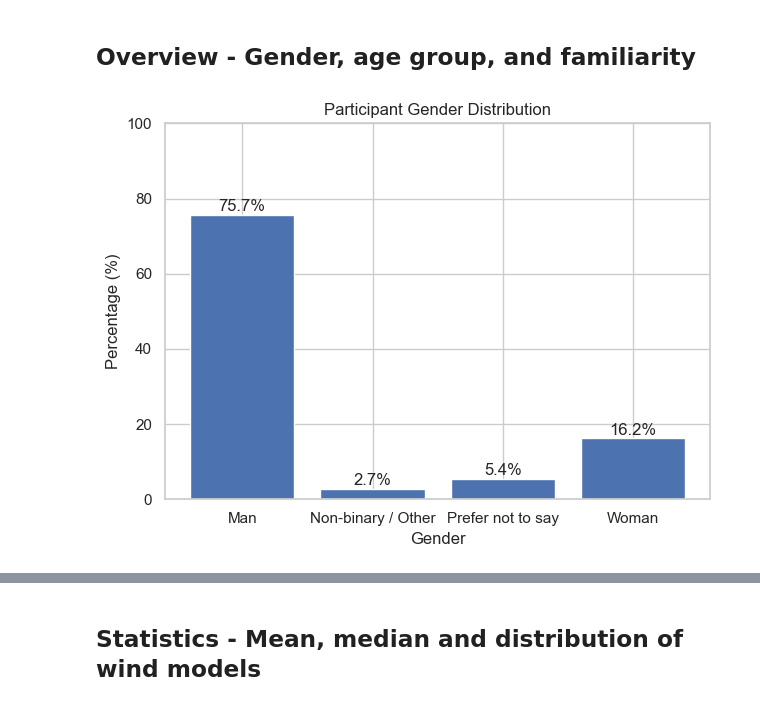
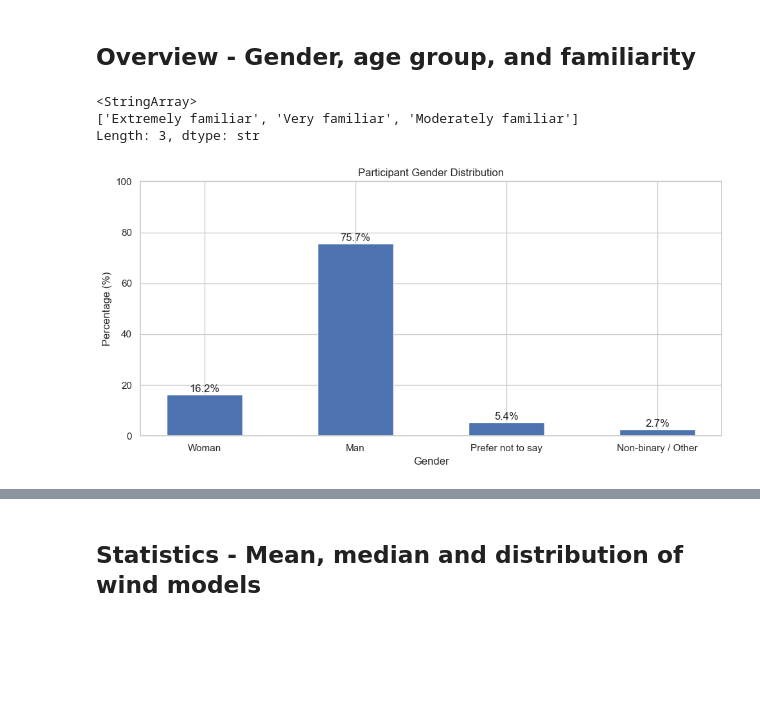
Before and after one commit to fhagerstrom/tree-motion-analysis, a Jupyter notebook: DV1583_fahg19_userStudyAnalysis.ipynb, the cells around one changed output, grey strips where cells are left out. Cells and saved outputs as stored; diff of their text form; code cells hidden in the pictures; blank space fills up the shorter version.

Commit message:
Revised figures.
Changed barplots size and including all response categories no matter if they had answers or not.

```diff
--- a/DV1583_fahg19_userStudyAnalysis.ipynb
+++ b/DV1583_fahg19_userStudyAnalysis.ipynb
@@ -175,14 +175,20 @@ def save_table_as_png(df, title, filename):
     plt.savefig(filename, dpi=300, bbox_inches="tight")
     plt.show()
 
-def plot_bar(data, column, title, xlabel, save_path):
-    counts = data[column].value_counts().sort_index()
+def plot_bar(data, column, categories, title, xlabel, save_path):
+    # Count responses and force all categories to appear
+    counts = (
+        data[column]
+        .value_counts()
+        .reindex(categories, fill_value=0)
+    )
+
     percentages = counts / counts.sum() * 100
 
-    plt.figure()
-    plt.bar(counts.index.astype(str), percentages.values)
+    plt.figure(figsize=(10, 5))
+    plt.bar(counts.index.astype(str), percentages.values, width=0.5)
 
-    # Add percentage labels on top
+    # Add percentage labels
     for i, v in enumerate(percentages.values):
         plt.text(i, v + 1, f"{v:.1f}%", ha='center')
 
@@ -198,16 +204,23 @@ def plot_bar(data, column, title, xlabel, save_path):
 gender_table = summary_table("gender")
 fam_table = summary_table("familiarity")
 age_table = summary_table("age_group")
+# %%
+print(df_all["familiarity"].unique())
+# %% [output]
+<StringArray>
+['Extremely familiar', 'Very familiar', 'Moderately familiar']
+Length: 3, dtype: str
 # %%
 plot_bar(
     df_all,
     column="gender",
+    categories=["Woman", "Man", "Prefer not to say", "Non-binary / Other"],
     title="Participant Gender Distribution",
     xlabel="Gender",
     save_path="figures/gender_barplot.png"
 )
 # %% [output]
-[figure, old version]
+[figure, new version]
 # %%
 plot_bar(
     df_all,
```
Also changed, not shown: parts of 8 cells of this notebook, 10 other files.
